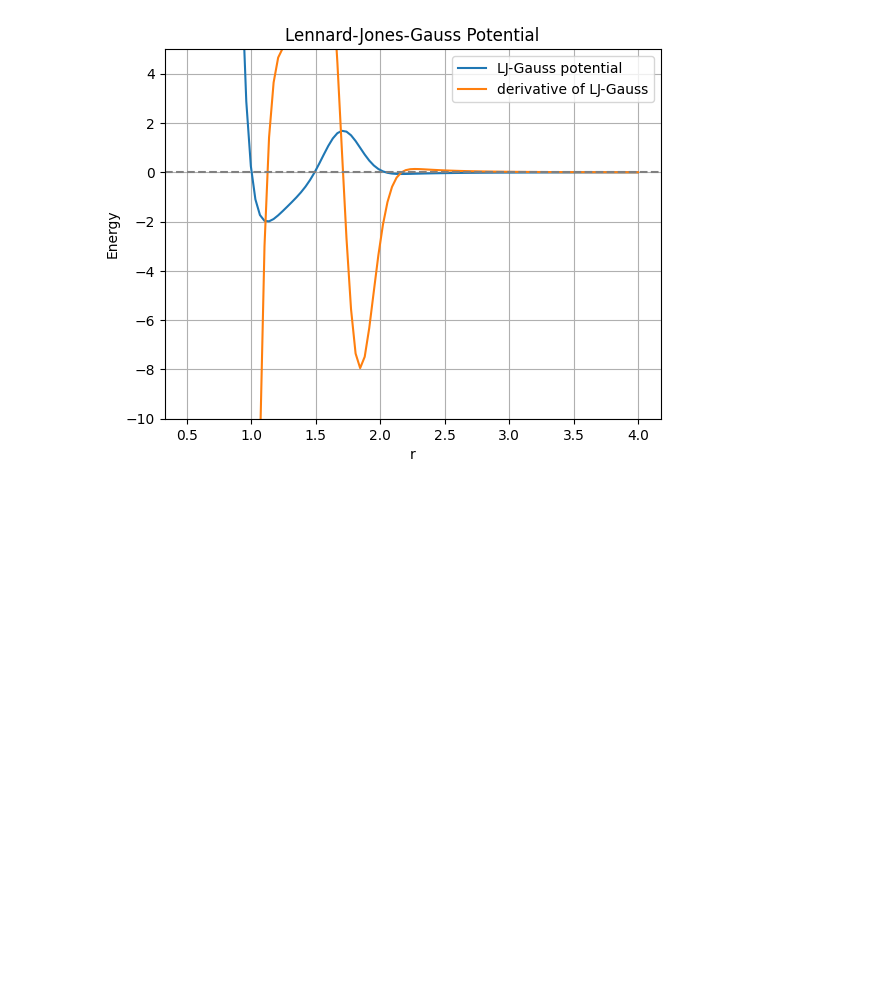
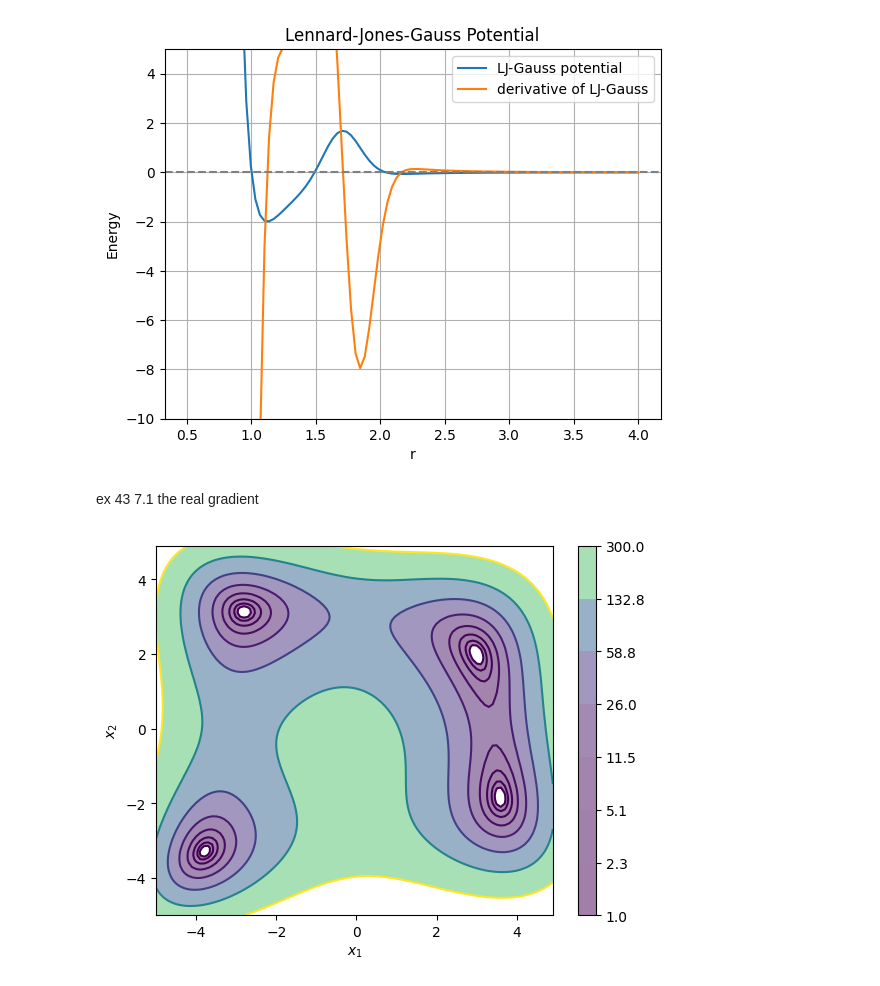
Before and after one commit to Justusperthes/Comphy, a Jupyter notebook: w8/torch.ipynb, the cells around one changed output. Cells and saved outputs as stored; diff of their text form; code cells hidden in the pictures; blank space fills up the shorter version.

```diff
--- a/w8/torch.ipynb
+++ b/w8/torch.ipynb
@@ -427,3 +427,5 @@ plt.axhline(0, color='gray', linestyle='--')  # Add a horizontal line at y=0 for
 plt.show()
 # %% [output]
 [figure]
+# %% [markdown]
+ex 43 7.1 the real gradient
@@ -429,0 +436,47 @@ plt.show()
+# %%
+import numpy as np
+import matplotlib.pyplot as plt
+import torch
+
+class ContourPlotter:
+    def __init__(self, func, r_min=-5.0, r_max=5.0, step=0.1):
+        self.func = func
+        self.r_min = r_min
+        self.r_max = r_max
+        self.step = step
+        self.fig, self.ax = plt.subplots()
+
+    def plot_contour(self):
+        vals = np.arange(self.r_min, self.r_max, self.step)
+        x1d, x2d = np.meshgrid(vals, vals)
+        yd = self.func(x1d, x2d)
+
+        levels = np.geomspace(1, 300, 8)
+        self.ax.contour(x1d, x2d, yd, levels=levels)
+        color_map = self.ax.contourf(x1d, x2d, yd, levels=levels, alpha=0.5)
+        self.fig.colorbar(color_map, ax=self.ax)
+        self.ax.set(xlabel='$x_1$', ylabel='$x_2$')
+
+    def plot_gradients(self, points):
+        for P0 in points:
+            P0_tensor = torch.tensor(P0, requires_grad=True)
+            y = self.func(*P0_tensor)
+            y.backward()
+            grad_of_y = P0_tensor.grad.detach()
+            P0_tensor = P0_tensor.detach()
+
+            # Normalize the gradient for visualization
+            v = grad_of_y / np.linalg.norm(grad_of_y)
+
+            # Scatter the point and draw the gradient arrow
+            self.ax.scatter(*P0_tensor, s=200, c='k')  # Scatter the point
+            self.ax.arrow(*P0_tensor, *v, width=0.2, head_width=0.3, color='red')  # Draw the arrow for the gradient
+
+    def show(self):
+        plt.show()  # Display the plot with gradients
+# %%
+plotter = ContourPlotter(func=f)
+plotter.plot_contour()
+plotter.show()
+# %% [output]
+[figure, added]
```
Also changed, not shown: parts of 4 cells of this notebook.
